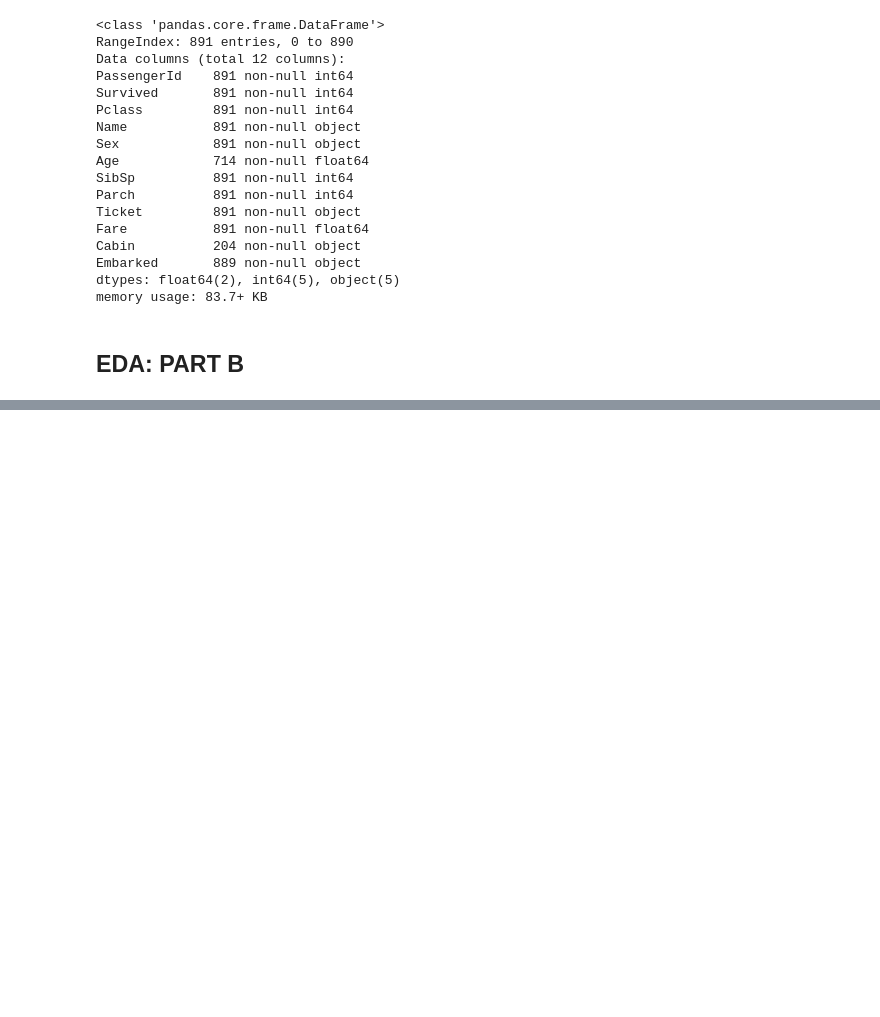
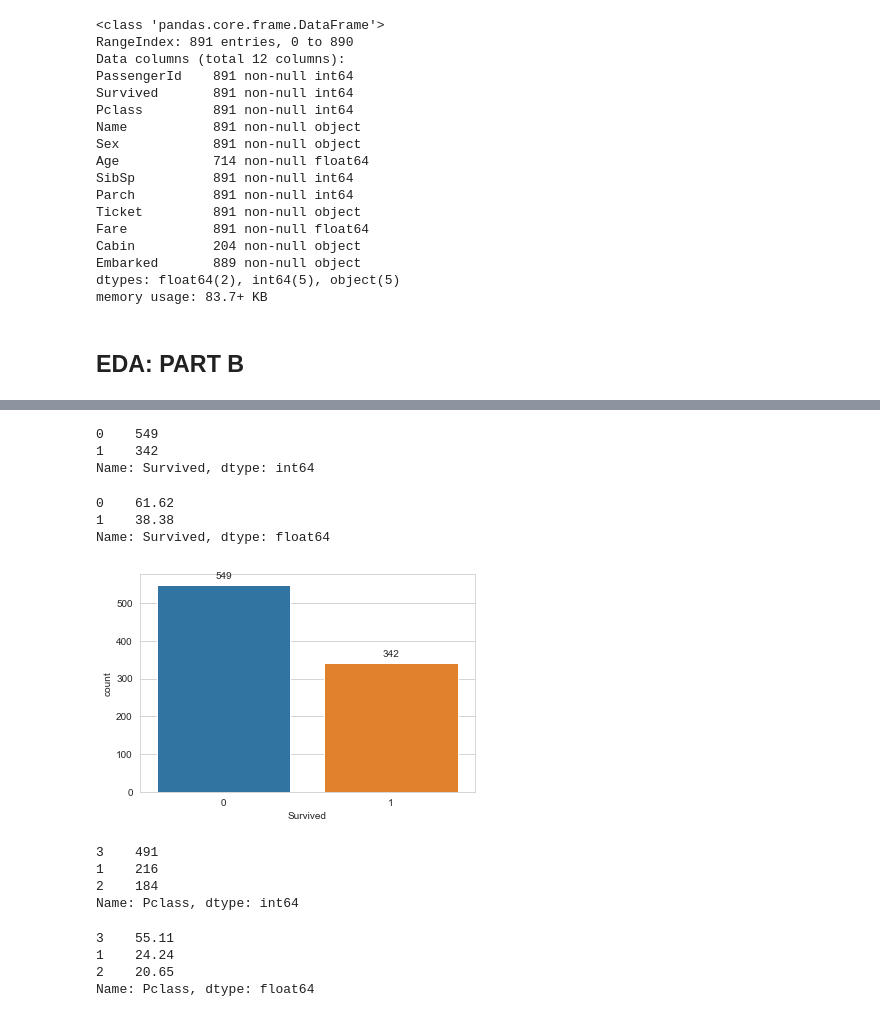
Before and after one commit to joyadauche/titanic-survival-prediction, a Jupyter notebook: eda.ipynb, the cells around one changed output, grey strips where cells are left out. Saved outputs shown, nothing was run; the diff lists cells and outputs as text; code cells hidden in the pictures; blank space fills up the shorter version.

```diff
--- a/eda.ipynb
+++ b/eda.ipynb
@@ -77,0 +92,38 @@ memory usage: 83.7+ KB
+# %%
+def label_chart(plot, points='.0f'):
+    for p in plot.patches:
+        plot.annotate(format(p.get_height(), points),
+                       (p.get_x() + p.get_width() / 2., p.get_height()),
+                       ha = 'center', va = 'center',
+                       xytext = (0, 9),
+                       textcoords = 'offset points')
+# %%
+train_df['Survived'].value_counts()
+# %% [output]
+0    549
+1    342
+Name: Survived, dtype: int64
+# %%
+round(train_df['Survived'].value_counts(normalize=True)*100, 2)
+# %% [output]
+0    61.62
+1    38.38
+Name: Survived, dtype: float64
+# %%
+label_chart(sns.countplot(train_df['Survived']))
+# %% [output]
+[figure, added]
+# %%
+train_df['Pclass'].value_counts()
+# %% [output]
+3    491
+1    216
+2    184
+Name: Pclass, dtype: int64
+# %%
+round(train_df['Pclass'].value_counts(normalize=True)*100, 2)
+# %% [output]
+3    55.11
+1    24.24
+2    20.65
+Name: Pclass, dtype: float64
```
Also changed, not shown: parts of 39 cells of this notebook.
